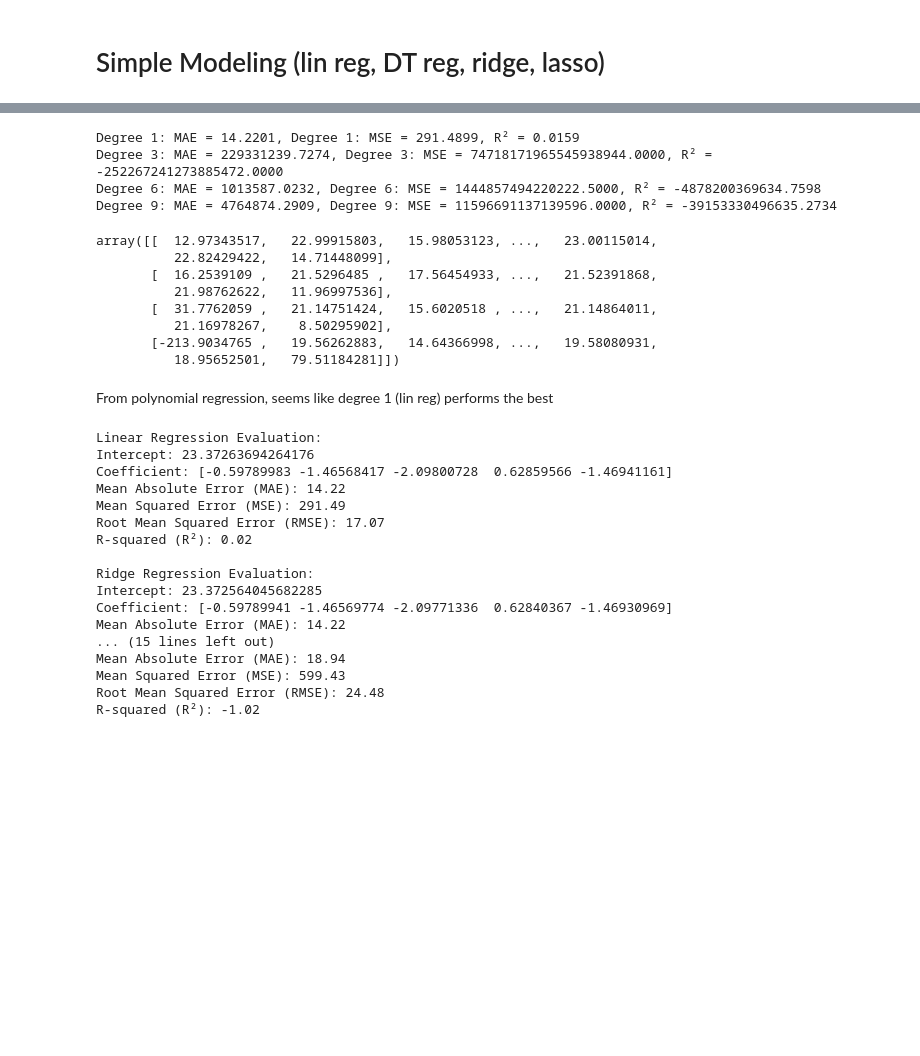
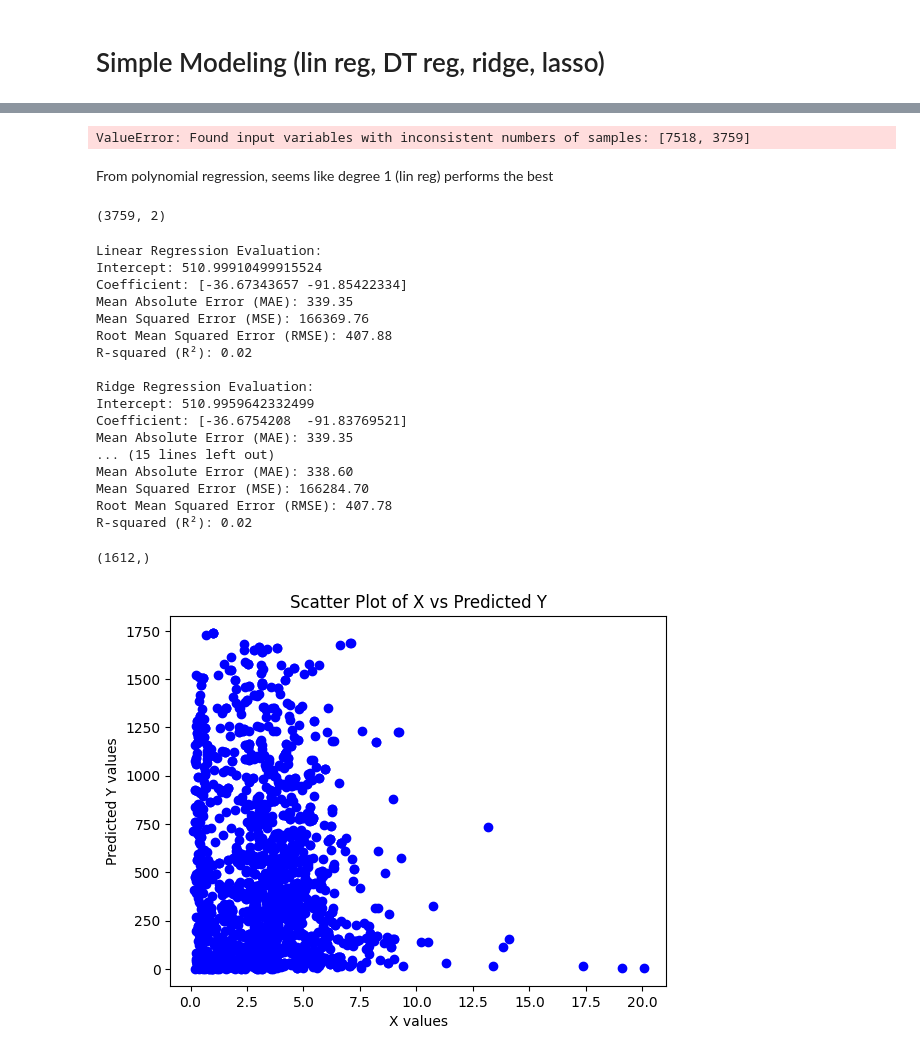
Before and after one commit to Mingtaros/CARES_Analytics, a Jupyter notebook: notebooks/Regression-DaysbetweenDeathandoperation.ipynb, the cells around one changed output, grey strips where cells are left out. Saved outputs shown, nothing was run; the diff lists cells and outputs as text; code cells hidden in the pictures; blank space fills up the shorter version.

```diff
--- a/notebooks/Regression-DaysbetweenDeathandoperation.ipynb
+++ b/notebooks/Regression-DaysbetweenDeathandoperation.ipynb
@@ -47,4 +47,5 @@ days_significant_columns = [
 
 days_cares = cares[days_significant_columns + ['DaysbetweenDeathandoperation']]
 # %%
-days_cares = days_cares.dropna(how='any')
+days_cares = days_cares.dropna(subset=['PreopEGFRMDRD','DaysbetweenDeathandoperation'])
+# dont drop first
@@ -251,5 +306,5 @@ from sklearn.metrics import mean_absolute_error, mean_squared_error, r2_score
 # %%
-X = days_cares.drop('DaysbetweenDeathandoperation', axis=1)
+X = days_cares[['Preoptransfusionwithin30days','Intraop']]
 y = days_cares['DaysbetweenDeathandoperation']
 X_train, X_test, y_train, y_test = train_test_split(X, y, test_size=0.3, random_state=RANDOM_SEED)
 # %%
@@ -282,7 +337,10 @@ for i, N in enumerate(list_deg):
     poly = PolynomialFeatures(degree=N)
 
     # Fits and transforms the input train data and creates new features of degree N
-    X_train_ = poly.fit_transform(X_train)
+    #X_train_ = poly.fit_transform(X_train)
+
+    # Fits and transforms the input train data and creates new features of degree 1
+    X_train_ = poly.fit_transform(X_train.values.reshape(-1, 1))
 
     # Instantiate a linear regressor
     linreg = LinearRegression()
@@ -291,7 +349,10 @@ for i, N in enumerate(list_deg):
     linreg.fit(X_train_, y_train)
 
     # Transform the test data to include polynomial features of the same degree
-    X_test_ = poly.fit_transform(X_test)
+    #X_test_ = poly.fit_transform(X_test)
+
+    # Transform the test data to include polynomial features of the same degree
+    X_test_ = poly.fit_transform(X_test.values.reshape(-1, 1))
 
     # Store the predicted values on the ith row
     y_pred = linreg.predict(X_test_)
@@ -311,27 +372,20 @@ for i, N in enumerate(list_deg):
 # degree_predictions now contains the predictions for each degree of polynomial features
 degree_predictions
 # %% [output]
-Degree 1: MAE = 14.2201, Degree 1: MSE = 291.4899, R² = 0.0159
-Degree 3: MAE = 229331239.7274, Degree 3: MSE = 74718171965545938944.0000, R² = -252267241273885472.0000
-Degree 6: MAE = 1013587.0232, Degree 6: MSE = 1444857494220222.5000, R² = -4878200369634.7598
-Degree 9: MAE = 4764874.2909, Degree 9: MSE = 11596691137139596.0000, R² = -39153330496635.2734
+ValueError: Found input variables with inconsistent numbers of samples: [7518, 3759]
-array([[  12.97343517,   22.99915803,   15.98053123, ...,   23.00115014,
-          22.82429422,   14.71448099],
-       [  16.2539109 ,   21.5296485 ,   17.56454933, ...,   21.52391868,
-          21.98762622,   11.96997536],
-       [  31.7762059 ,   21.14751424,   15.6020518 , ...,   21.14864011,
-          21.16978267,    8.50295902],
-       [-213.9034765 ,   19.56262883,   14.64366998, ...,   19.58080931,
-          18.95652501,   79.51184281]])
 # %% [markdown]
 From polynomial regression, seems like degree 1 (lin reg) performs the best
+# %%
+X_train.shape
+# %% [output]
+(3759, 2)
 # %%
 # Define the models to evaluate
 models = {
     "Linear Regression": LinearRegression(),
     "Ridge Regression": Ridge(alpha=0.1),
     "Lasso Regression": Lasso(alpha=0.1),
-    "Decision Tree Regression": DecisionTreeRegressor(random_state=42)
+    "Decision Tree Regression": DecisionTreeRegressor(max_depth=50)
 }
 
 # Evaluate each model
@@ -358,19 +412,38 @@ for name, model in models.items():
     print(f"R-squared (R²): {r2:.2f}")
 # %% [output]
 Linear Regression Evaluation:
-Intercept: 23.37263694264176
-Coefficient: [-0.59789983 -1.46568417 -2.09800728  0.62859566 -1.46941161]
-Mean Absolute Error (MAE): 14.22
-Mean Squared Error (MSE): 291.49
-Root Mean Squared Error (RMSE): 17.07
+Intercept: 510.99910499915524
+Coefficient: [-36.67343657 -91.85422334]
+Mean Absolute Error (MAE): 339.35
+Mean Squared Error (MSE): 166369.76
+Root Mean Squared Error (RMSE): 407.88
 R-squared (R²): 0.02
 
 Ridge Regression Evaluation:
-Intercept: 23.372564045682285
-Coefficient: [-0.59789941 -1.46569774 -2.09771336  0.62840367 -1.46930969]
-Mean Absolute Error (MAE): 14.22
+Intercept: 510.9959642332499
+Coefficient: [-36.6754208  -91.83769521]
+Mean Absolute Error (MAE): 339.35
 ... (15 lines left out)
-Mean Absolute Error (MAE): 18.94
-Mean Squared Error (MSE): 599.43
-Root Mean Squared Error (RMSE): 24.48
-R-squared (R²): -1.02
+Mean Absolute Error (MAE): 338.60
+Mean Squared Error (MSE): 166284.70
+Root Mean Squared Error (RMSE): 407.78
+R-squared (R²): 0.02
+# %%
+y_pred.shape
+# %% [output]
+(1612,)
+# %%
+import matplotlib.pyplot as plt
+
+# Create a scatter plot
+plt.scatter(X_test['PreopEGFRMDRD'], y_pred, color='blue', marker='o')
+
+# Add labels and title
+plt.xlabel('X values')
+plt.ylabel('Predicted Y values')
+plt.title('Scatter Plot of X vs Predicted Y')
+
+# Show the plot
+plt.show()
+# %% [output]
+[figure, added]
```
Also changed, not shown: parts of 12 cells of this notebook.
